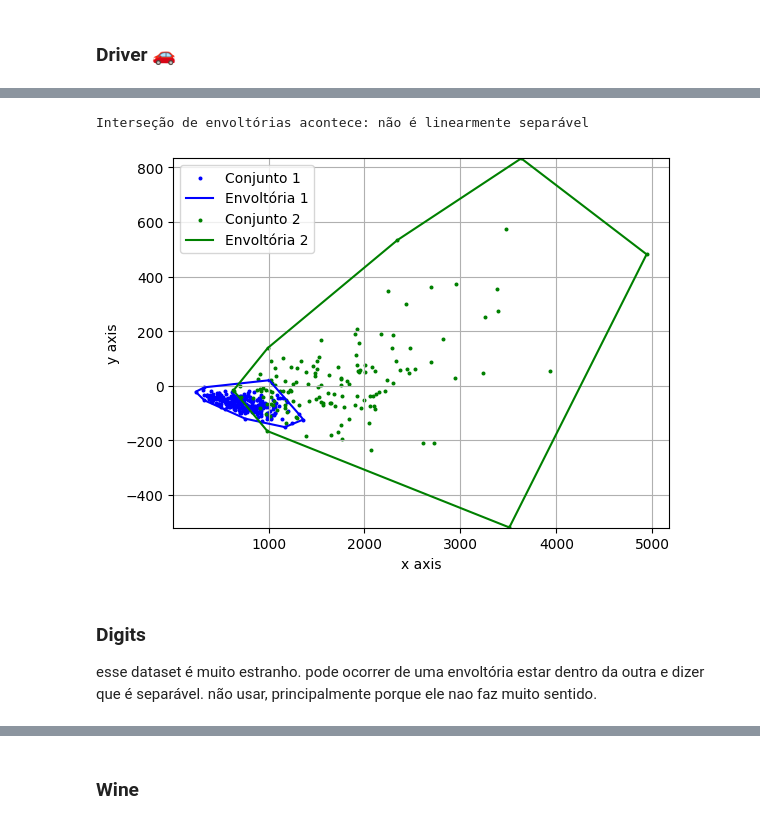
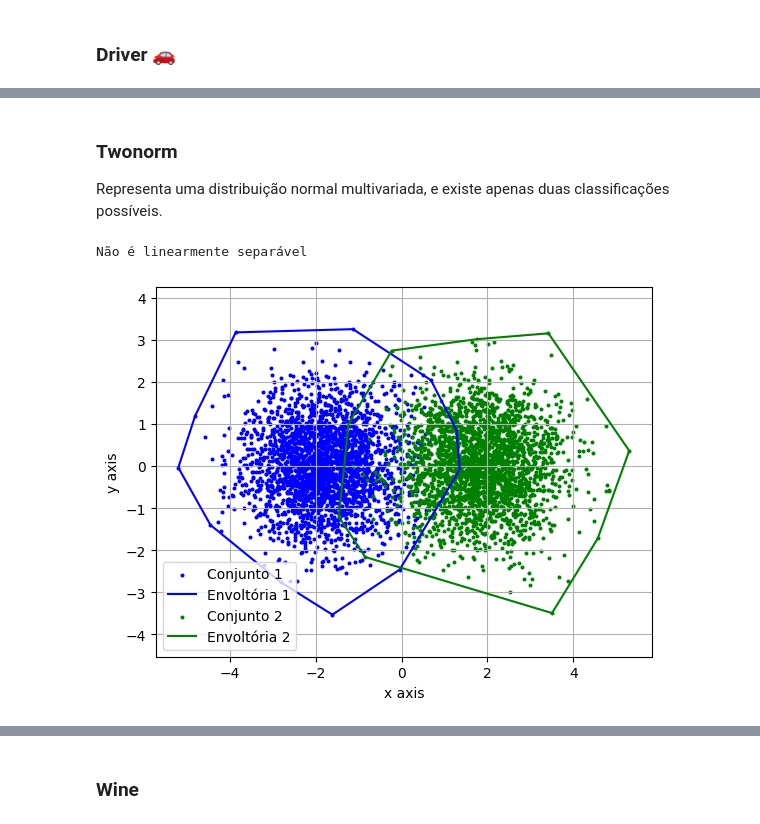
Before and after one commit to mateuskrause/alg2-tp1, a Jupyter notebook: alg2-tp1.ipynb, the cells around one changed output, grey strips where cells are left out. Saved outputs shown, nothing was run; the diff lists cells and outputs as text; code cells hidden in the pictures.

Commit message:
correção algoritmo de interseção e novos datasets

```diff
--- a/alg2-tp1.ipynb
+++ b/alg2-tp1.ipynb
@@ -865,6 +423,16 @@ class AVLTree:
         root = self.insert(root, segment2, x)
 
         return root
+
+    def clearTree(self, root):
+        """
+        Limpa a árvore, eliminando todos os nós.
+        """
+        if root:
+            root.left = self.clearTree(root.left)
+            root.right = self.clearTree(root.right)
+            root = None
+        return None
 # %% [markdown]
 ### Interseções
 # %% [markdown]
@@ -977,9 +584,15 @@ def graham(points):
 # Retorna segmentos que fazem parte da envoltória convexa
 def hull_segments(convex_hull, hull_flag):
     segments = []
-    for i in range(len(convex_hull) - 1):
-        segments.append(Segment(convex_hull[i], convex_hull[i + 1], hull_flag))
-    segments.append(Segment(convex_hull[-1], convex_hull[0], hull_flag))
+    for i in range(len(convex_hull)):
+        end_point = convex_hull[i]
+        start_point = convex_hull[(i + 1) % len(convex_hull)]
+        segment = Segment(start_point, end_point, hull_flag)
+        segments.append(segment)
+
+        # Set the segment_start and segment_end attributes for the points
+        end_point.segment_end = segment
+        start_point.segment_start = segment
     return segments
 # %% [markdown]
 ## Modelo de Classificação
@@ -1117,7 +740,7 @@ def classifier(x_test, slope, intercept):
 
   y_pred = []
 
-  # defines the expected result orientation
+  # defines the expected result orientation (tenho que olhar aqui, nem sempre funcionando!)
   if(slope >= 45):
     label_above = 1
     label_below = 0
@@ -1128,7 +751,7 @@ def classifier(x_test, slope, intercept):
   # assign specific label
   for i, row in x_test.iterrows():
 
-    p = Point(row[0], row[1])
+    p = Point(row.iloc[0], row.iloc[1])
     orientation = vertical_orientation(slope, intercept, p)
 
     if (orientation == 1):
@@ -1223,22 +850,20 @@ def run_classifier(dataset):
   hull_seg1, hull_seg2 = hull_segments(hull_1, "1"), hull_segments(hull_2, "2")
 
   # verifica intersecção (separabilidade)
-  if segments_intersect_hull(hull_seg1, hull_seg2):
+  if segments_intersect_hull(hull_1, hull_2) or at_least_one_point_inside(hull_2, hull_1) or at_least_one_point_inside(hull_1, hull_2):
 
-    print("Interseção de envoltórias acontece: não é linearmente separável")
-
+    print("Não é linearmente separável")
     # plota o gráfico
     plot(hull_1, points_1, hull_2, points_2)
-
   else:
 
     print("Envoltórias não interceptam: é linearmente separável")
 
-    # calcula o menor segmento que liga as envoltórias e o ponto médio
+    # obtém o menor segmento que liga as envoltórias e o ponto médio
     min_segment = min_segment_between(hull_1, hull_2, hull_seg1, hull_seg2) # pontos e segmentos da envoltória
     mid_point   = min_segment.mid_point
 
-    # calcula reta perpendicular ao segmento mínimo
+    # obtém reta perpendicular ao segmento mínimo
     perpendicular_line = perpendicular_equation(mid_point, min_segment)
     equation = perpendicular_line.equation()
     print(f"Equação da reta perpendicular: {equation}")
@@ -1311,14 +1012,14 @@ Interseção de envoltórias acontece: não é linearmente separável
+# %% [markdown]
+### Twonorm
+
+Representa uma distribuição normal multivariada, e existe apenas duas classificações possíveis.
 # %%
-dataset_url = "https://raw.githubusercontent.com/mateuskrause/keel-sklearn-csv/master/sklearn_classification/breast_cancer.csv"
+dataset_url = "https://media.githubusercontent.com/media/mateuskrause/keel-sklearn-csv/master/keel_standard_classification/onehot/twonorm.prepared.csv"
 default_classification = 0
 
-breast_cancer = load_dataset(dataset_url, default_classification)
+dataset = load_dataset(dataset_url, default_classification)
 
-run_classifier(breast_cancer)
+run_classifier(dataset)
 # %% [output]
-Interseção de envoltórias acontece: não é linearmente separável
+Não é linearmente separável
-[figure, old version]
+[figure, new version]
-# %% [markdown]
-### Digits
-
-esse dataset é muito estranho. pode ocorrer de uma envoltória estar dentro da outra e dizer que é separável. não usar, principalmente porque ele nao faz muito sentido.
```
Also changed, not shown: parts of 85 cells of this notebook.
